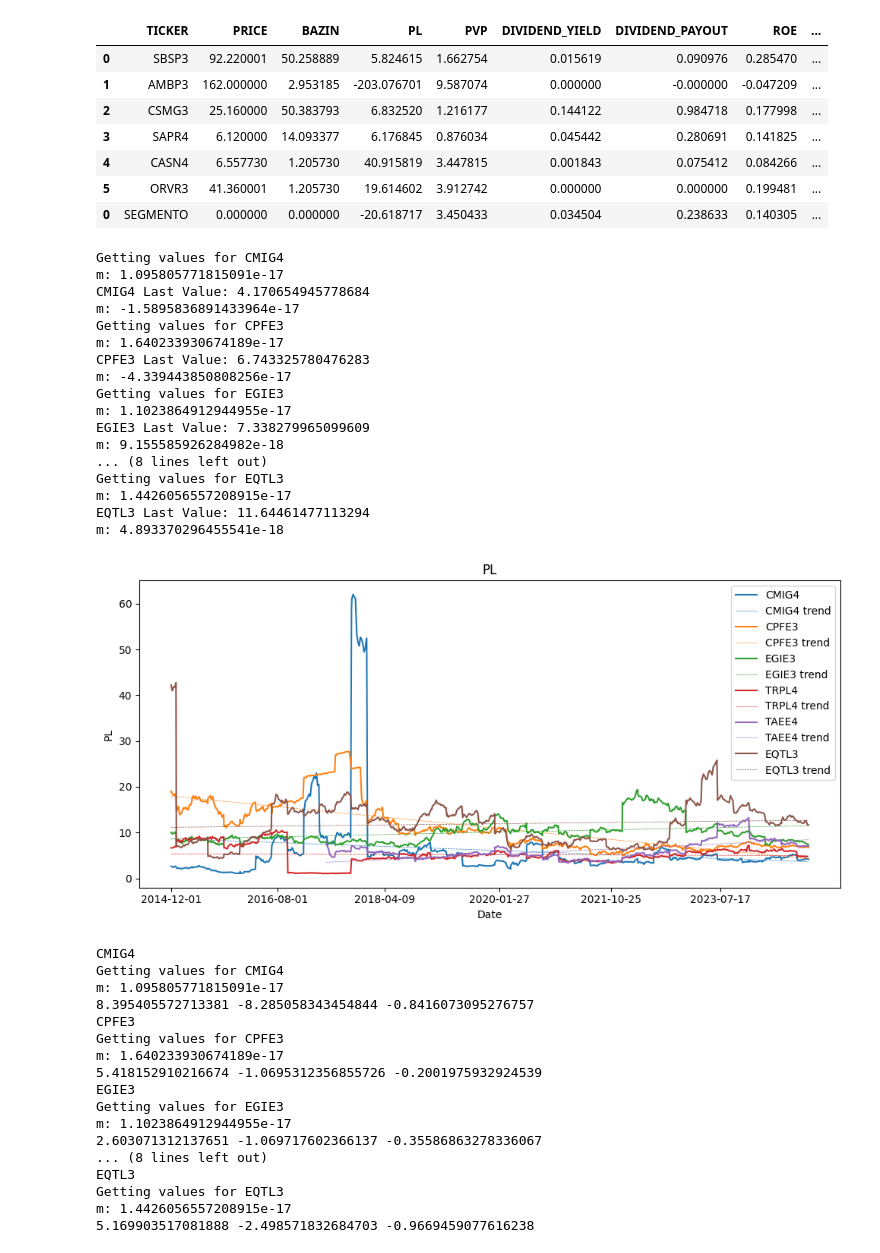
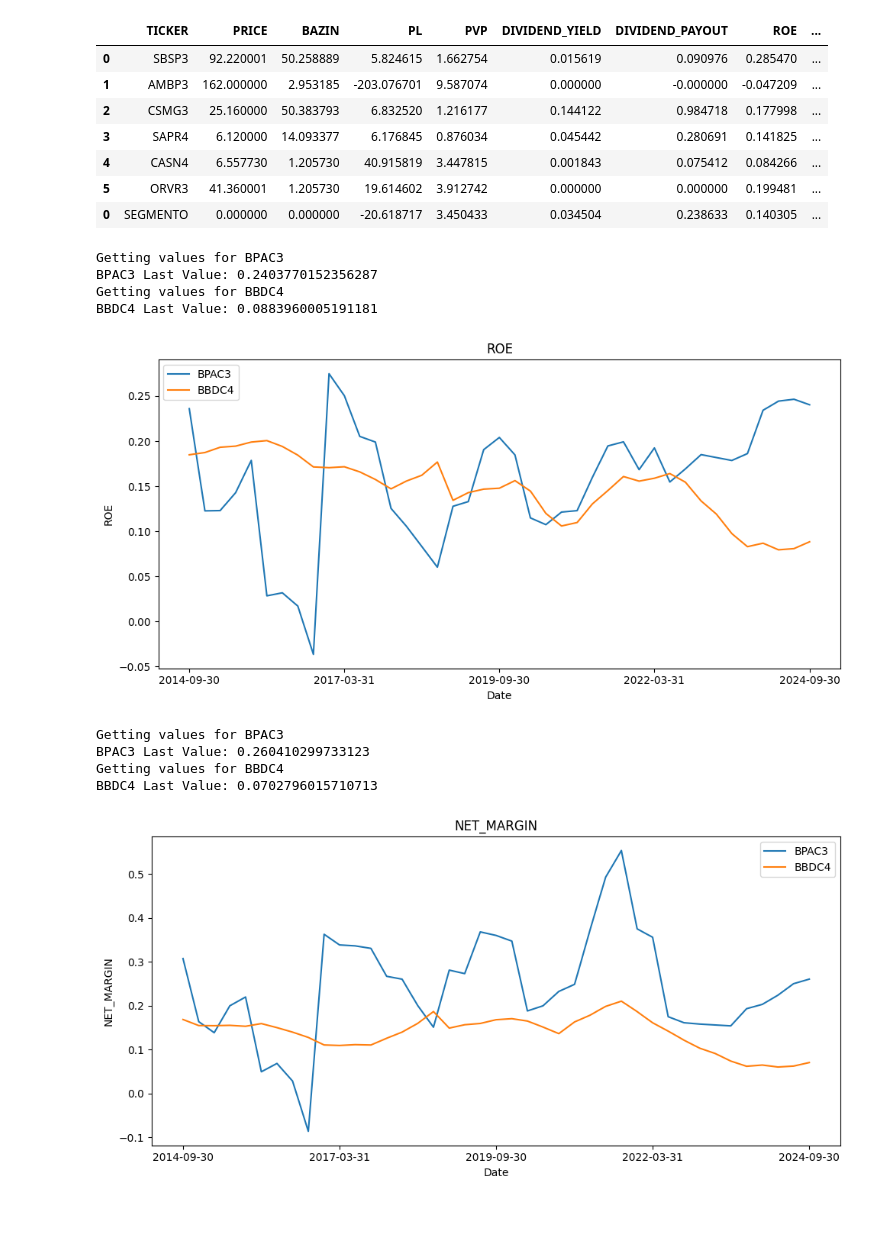
Before and after one commit to boa50/investment-analysis-etl, a Jupyter notebook: analysis/stock-analysis.ipynb, the cells around one changed output. Cells and saved outputs as stored; diff of their text form; code cells hidden in the pictures; blank space fills up the shorter version.

```diff
--- a/analysis/stock-analysis.ipynb
+++ b/analysis/stock-analysis.ipynb
@@ -40,67 +40,43 @@ measures.get_latest_values_by_segmento("Água e Saneamento")
 | 5 | ORVR3 | 41.360001 | 1.205730 | 19.614602 | 3.912742 | 0.000000 | 0.000000 | 0.199481 | ... |
 | 0 | SEGMENTO | 0.000000 | 0.000000 | -20.618717 | 3.450433 | 0.034504 | 0.238633 | 0.140305 | ... |
 # %%
-# tickers=["CMIG4"]
-# tickers=["CPFE3", "EGIE3", "TRPL4", "TAEE4"]
-tickers=["CMIG4", "CPFE3", "EGIE3", "TRPL4", "TAEE4", "EQTL3"]
-kpis = ["NET_DEBT_BY_EQUITY", "NET_DEBT_BY_EBIT", "PROFIT", "ROE", "CAGR_5_YEARS_PROFIT", "DIVIDEND_YIELD", "DIVIDEND_PAYOUT", "NET_MARGIN", "PL", "PVP"]
+tickers=["BPAC3", "BBDC4"]
+# kpis = ["NET_DEBT_BY_EQUITY", "NET_DEBT_BY_EBIT", "PROFIT", "ROE", "CAGR_5_YEARS_PROFIT", "DIVIDEND_YIELD", "DIVIDEND_PAYOUT", "NET_MARGIN", "PL", "PVP"]
+kpis = ["ROE", "NET_MARGIN"]
+# kpis = ["CAGR_5_YEARS_PROFIT", "CAGR_5_YEARS_REVENUE"]
 show_segment = False
-show_trend = True
+show_trend = False
 is_inflation_weighted = True
 is_time_weighted= True
-kpi=kpis[-2]
+# kpi=kpis[-1]
 
-plot.plot_historical_kpi(tickers=tickers, kpi=kpi, show_segment=show_segment, show_trend=show_trend, is_inflation_weighted=is_inflation_weighted)
+for kpi in kpis:
+    plot.plot_historical_kpi(tickers=tickers, kpi=kpi, show_segment=show_segment, show_trend=show_trend, is_inflation_weighted=is_inflation_weighted)
 
 # for ticker in tickers:
 #     plot.plot_equity_evolution(ticker, is_inflation_weighted=is_inflation_weighted)
 
-for ticker in tickers:
-    print(ticker)
-    if kpi in ["NET_DEBT_BY_EBIT", "NET_DEBT_BY_EQUITY"]:
-        kpi_info = measures.get_kpi_info(ticker, kpi, thresholds=[1], is_time_weighted=is_time_weighted, is_inflation_weighted=is_inflation_weighted)
-    elif kpi == "DIVIDEND_PAYOUT":
-        kpi_info = measures.get_kpi_info(ticker, kpi, thresholds=[0.2, 0.5], is_time_weighted=is_time_weighted, is_inflation_weighted=is_inflation_weighted)
-    else:
-        kpi_info = measures.get_kpi_info(ticker, kpi, is_time_weighted=is_time_weighted, is_inflation_weighted=is_inflation_weighted)
+# for ticker in tickers:
+#     print(ticker)
+#     if kpi in ["NET_DEBT_BY_EBIT", "NET_DEBT_BY_EQUITY"]:
+#         kpi_info = measures.get_kpi_info(ticker, kpi, thresholds=[1], is_time_weighted=is_time_weighted, is_inflation_weighted=is_inflation_weighted)
+#     elif kpi == "DIVIDEND_PAYOUT":
+#         kpi_info = measures.get_kpi_info(ticker, kpi, thresholds=[0.2, 0.5], is_time_weighted=is_time_weighted, is_inflation_weighted=is_inflation_weighted)
+#     else:
+#         kpi_info = measures.get_kpi_info(ticker, kpi, is_time_weighted=is_time_weighted, is_inflation_weighted=is_inflation_weighted)
 
-    print(kpi_info["volatility"], kpi_info["max_drawdown"], kpi_info["pain_index"])
+#     print(kpi_info["volatility"], kpi_info["max_drawdown"], kpi_info["pain_index"])
 # %% [output]
-Getting values for CMIG4
-m: 1.095805771815091e-17
-CMIG4 Last Value: 4.170654945778684
-m: -1.5895836891433964e-17
-Getting values for CPFE3
-m: 1.640233930674189e-17
-CPFE3 Last Value: 6.743325780476283
-m: -4.339443850808256e-17
-Getting values for EGIE3
-m: 1.1023864912944955e-17
-EGIE3 Last Value: 7.338279965099609
-m: 9.155585926284982e-18
-... (8 lines left out)
-Getting values for EQTL3
-m: 1.4426056557208915e-17
-EQTL3 Last Value: 11.64461477113294
-m: 4.893370296455541e-18
+Getting values for BPAC3
+BPAC3 Last Value: 0.2403770152356287
+Getting values for BBDC4
+BBDC4 Last Value: 0.0883960005191181
-[figure, old version]
+[figure, new version]
-CMIG4
-Getting values for CMIG4
-m: 1.095805771815091e-17
-8.395405572713381 -8.285058343454844 -0.8416073095276757
-CPFE3
-Getting values for CPFE3
-m: 1.640233930674189e-17
-5.418152910216674 -1.0695312356855726 -0.2001975932924539
-EGIE3
-Getting values for EGIE3
-m: 1.1023864912944955e-17
-2.603071312137651 -1.069717602366137 -0.35586863278336067
-... (8 lines left out)
-EQTL3
-Getting values for EQTL3
-m: 1.4426056557208915e-17
-5.169903517081888 -2.498571832684703 -0.9669459077616238
+Getting values for BPAC3
+BPAC3 Last Value: 0.260410299733123
+Getting values for BBDC4
+BBDC4 Last Value: 0.0702796015710713
+[figure, added]
 # %%
 kpi = "DIVIDEND_PAYOUT"
 # kpi = "NET_DEBT_BY_EBIT"
```
Also changed, not shown: parts of 1 cell of this notebook, 1 other file.
